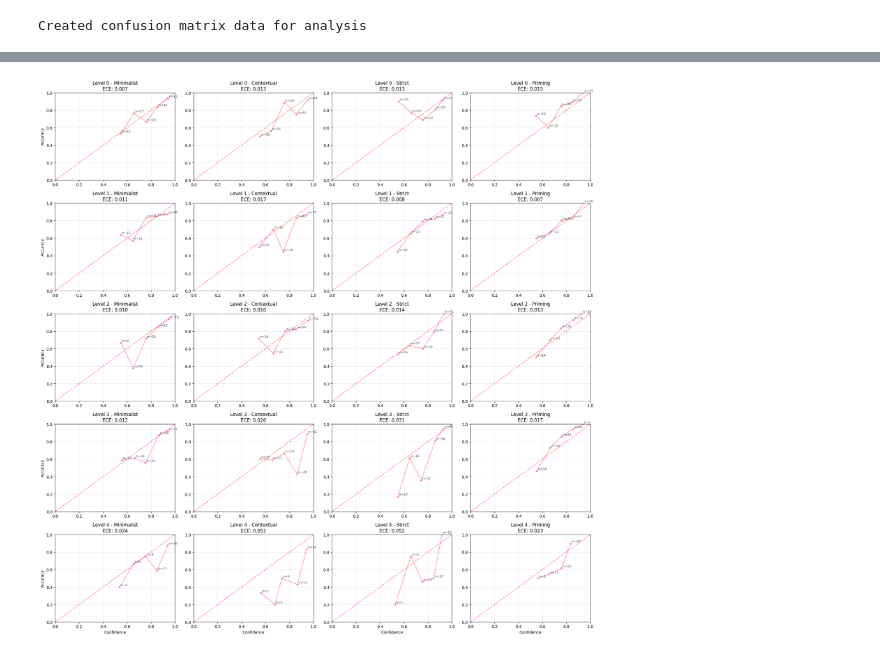
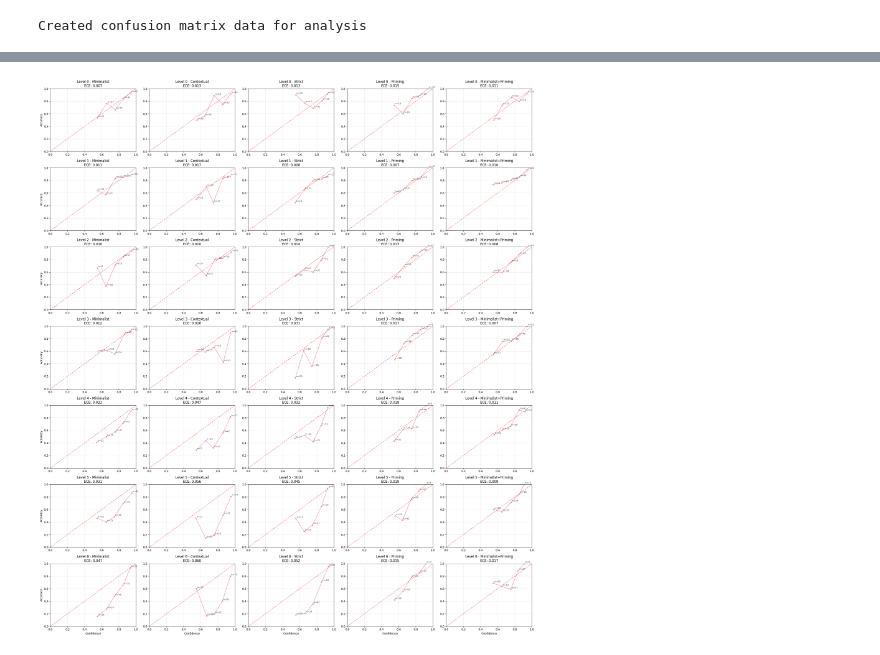
Before and after one commit to sarah-verr/DeepLearningProject, a Jupyter notebook: Baseline-QA-Experiment/analyze_baseline_qa.ipynb, the cells around one changed output, grey strips where cells are left out. Drawn from its saved outputs; the diff is of its cells as text; code cells hidden in the pictures.

```diff
--- a/Baseline-QA-Experiment/analyze_baseline_qa.ipynb
+++ b/Baseline-QA-Experiment/analyze_baseline_qa.ipynb
@@ -404,7 +404,8 @@ def plot_calibration(calibration_data):
         0: "Minimalist",
         1: "Contextual",
         2: "Strict",
-        3: "Priming"
+        3: "Priming",
+        4: "Minimalist+Priming"
     }
 
     for i, level in enumerate(levels):
@@ -447,31 +448,31 @@ def plot_calibration(calibration_data):
 
                     ax.set_xlim(0, 1)
                     ax.set_ylim(0, 1)
                     ax.grid(True, alpha=0.3)
 
                     # Calculate ECE (Expected Calibration Error)
                     ece = np.mean([abs(acc - conf) * (count / len(data))
                                  for acc, conf, count in zip(accuracies, confidences, counts)])
 
                     ax.set_title(f'Level {level} - {strategy_names.get(strategy, f"Strategy {strategy}")}\nECE: {ece:.3f}')
                 else:
                     ax.text(0.5, 0.5, 'No data', ha='center', va='center', transform=ax.transAxes)
                     ax.set_title(f'Level {level} - {strategy_names.get(strategy, f"Strategy {strategy}")}')
             else:
                 ax.text(0.5, 0.5, 'No data', ha='center', va='center', transform=ax.transAxes)
                 ax.set_title(f'Level {level} - {strategy_names.get(strategy, f"Strategy {strategy}")}')
 
             if j == 0:
                 ax.set_ylabel('Accuracy')
             if i == n_levels - 1:
                 ax.set_xlabel('Confidence')
 
     plt.tight_layout()
     plt.savefig('baseline_qa_calibration.png', dpi=150, bbox_inches='tight')
     plt.show()
 
 # Analyze and plot calibration
 calibration_data = analyze_calibration(results_data)
 plot_calibration(calibration_data)
 # %% [output]
-[figure, old version]
+[figure, new version]
```
Also changed, not shown: parts of 8 cells of this notebook, 7 other files.
